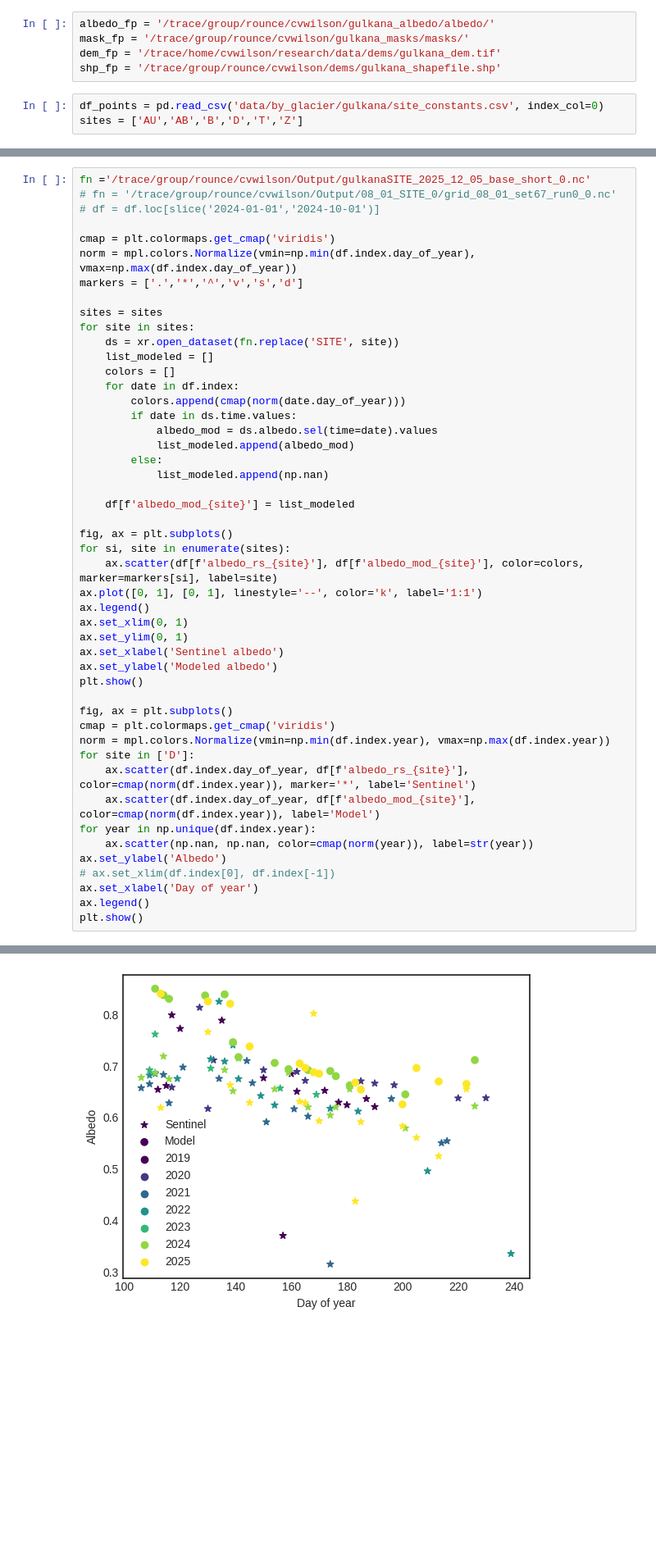
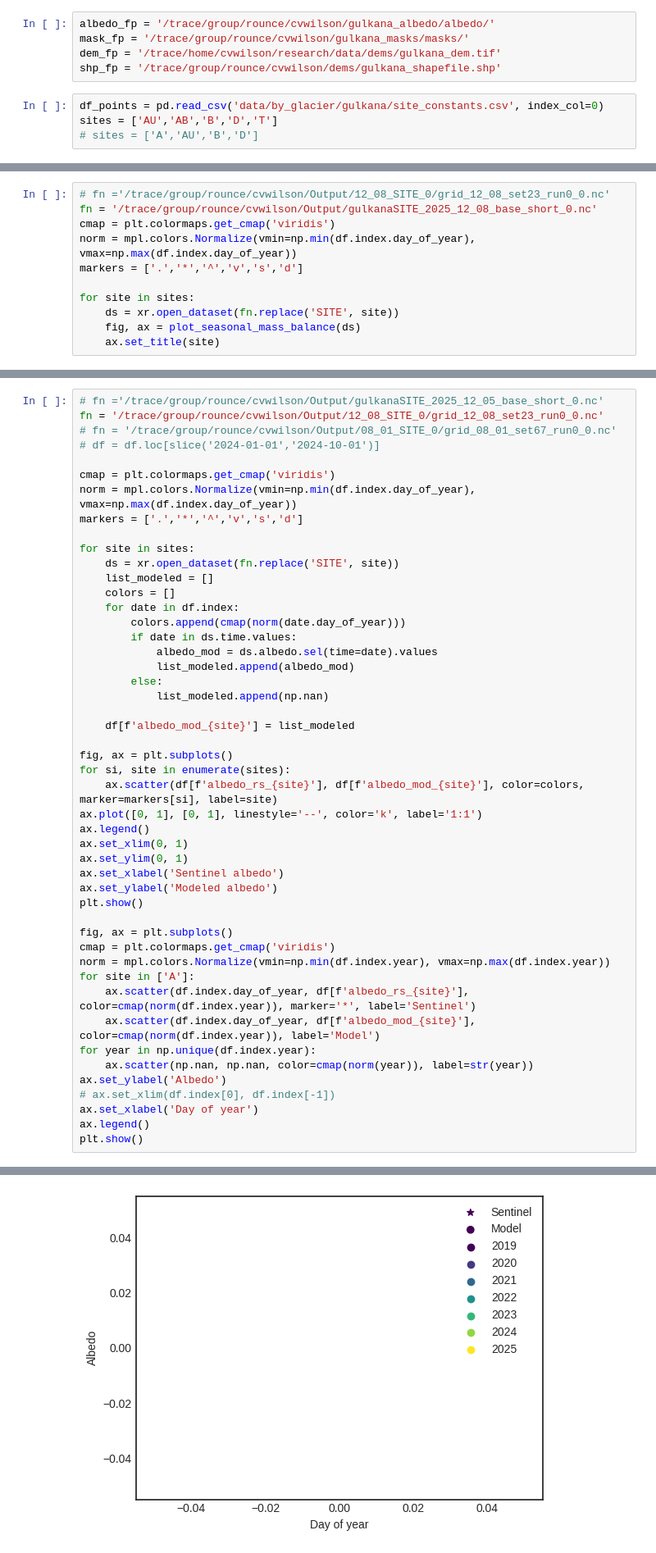
Before and after one commit to clairevwilson/PEBSI, a Jupyter notebook: compare_rs_albedo.ipynb, the cells around one changed output, grey strips where cells are left out. Shown at 82% size. Drawn from its saved outputs; the diff is of its cells as text; blank space fills up the shorter version.

Commit message:
more plotting

```diff
--- a/compare_rs_albedo.ipynb
+++ b/compare_rs_albedo.ipynb
@@ -40,7 +39,8 @@ dem_fp = '/trace/home/cvwilson/research/data/dems/gulkana_dem.tif'
 shp_fp = '/trace/group/rounce/cvwilson/dems/gulkana_shapefile.shp'
 # %%
 df_points = pd.read_csv('data/by_glacier/gulkana/site_constants.csv', index_col=0)
-sites = ['AU','AB','B','D','T','Z']
+sites = ['AU','AB','B','D','T']
+# sites = ['A','AU','B','D']
 # %%
 df = pd.DataFrame({f'albedo_rs_{site}':[] for site in sites}, index=[])
 
@@ -68,3 +68,14 @@ for fmask, falbedo in zip(mask_files, albedo_files):
             # Apply cloud mask logic
             if no_clouds:
                 df.loc[date, f'albedo_rs_{site}'] = albedo_val
+# %%
+# fn ='/trace/group/rounce/cvwilson/Output/12_08_SITE_0/grid_12_08_set23_run0_0.nc'
+fn = '/trace/group/rounce/cvwilson/Output/gulkanaSITE_2025_12_08_base_short_0.nc'
+cmap = plt.colormaps.get_cmap('viridis')
+norm = mpl.colors.Normalize(vmin=np.min(df.index.day_of_year), vmax=np.max(df.index.day_of_year))
+markers = ['.','*','^','v','s','d']
+
+for site in sites:
+    ds = xr.open_dataset(fn.replace('SITE', site))
+    fig, ax = plot_seasonal_mass_balance(ds)
+    ax.set_title(site)
@@ -71,5 +88,6 @@ for fmask, falbedo in zip(mask_files, albedo_files):
 # %%
-fn ='/trace/group/rounce/cvwilson/Output/gulkanaSITE_2025_12_05_base_short_0.nc'
+# fn ='/trace/group/rounce/cvwilson/Output/gulkanaSITE_2025_12_05_base_short_0.nc'
+fn = '/trace/group/rounce/cvwilson/Output/12_08_SITE_0/grid_12_08_set23_run0_0.nc'
 # fn = '/trace/group/rounce/cvwilson/Output/08_01_SITE_0/grid_08_01_set67_run0_0.nc'
 # df = df.loc[slice('2024-01-01','2024-10-01')]
 
@@ -77,7 +95,6 @@ cmap = plt.colormaps.get_cmap('viridis')
 norm = mpl.colors.Normalize(vmin=np.min(df.index.day_of_year), vmax=np.max(df.index.day_of_year))
 markers = ['.','*','^','v','s','d']
 
-sites = sites
 for site in sites:
     ds = xr.open_dataset(fn.replace('SITE', site))
     list_modeled = []
@@ -106,7 +123,7 @@ plt.show()
 fig, ax = plt.subplots()
 cmap = plt.colormaps.get_cmap('viridis')
 norm = mpl.colors.Normalize(vmin=np.min(df.index.year), vmax=np.max(df.index.year))
-for site in ['D']:
+for site in ['A']:
     ax.scatter(df.index.day_of_year, df[f'albedo_rs_{site}'], color=cmap(norm(df.index.year)), marker='*', label='Sentinel')
     ax.scatter(df.index.day_of_year, df[f'albedo_mod_{site}'], color=cmap(norm(df.index.year)), label='Model')
 for year in np.unique(df.index.year):
@@ -121 +138 @@ plt.show()
-[figure, old version]
+[figure, new version]
```
Also changed, not shown: parts of 10 cells of this notebook, 1 other file.
